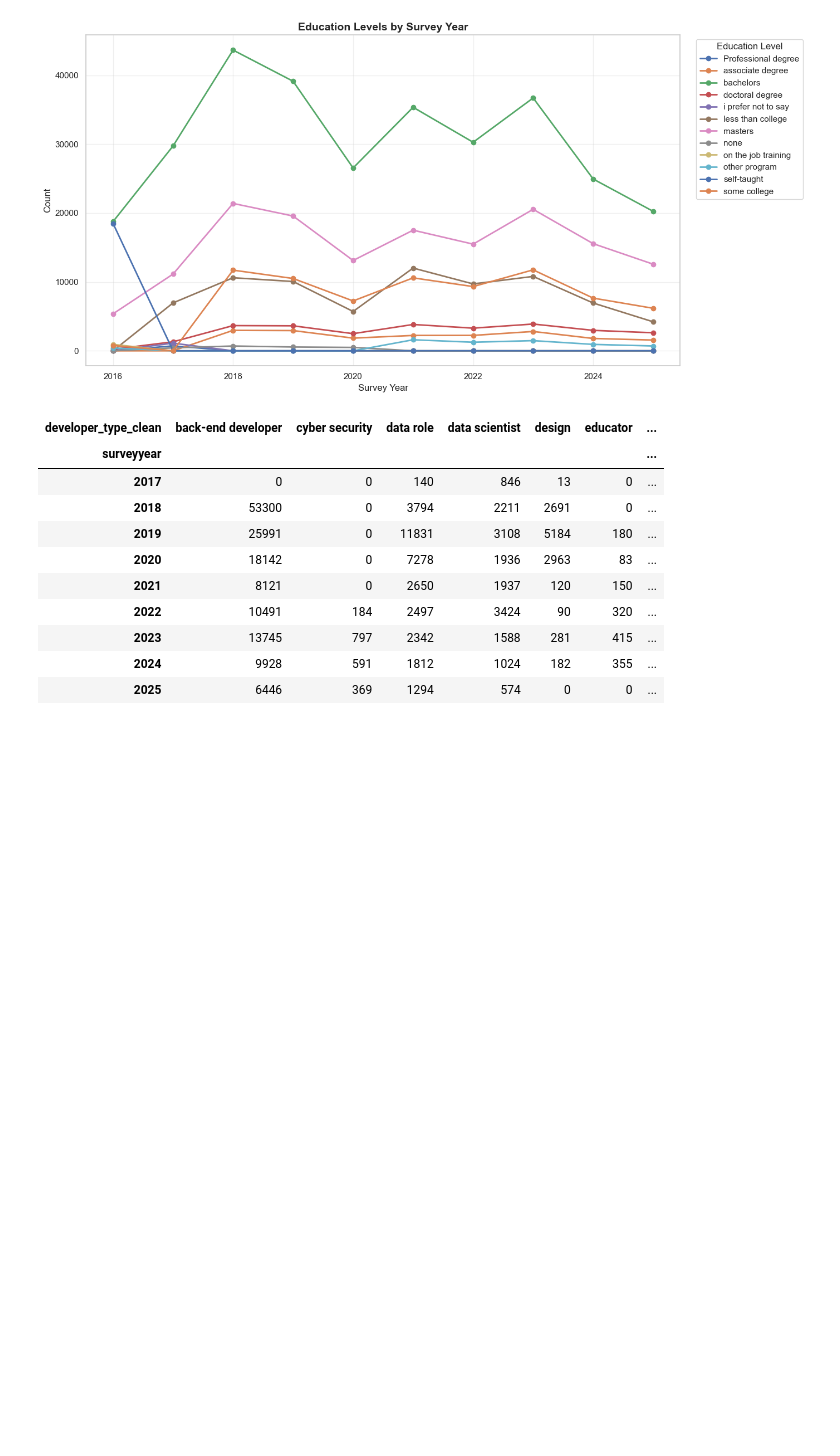
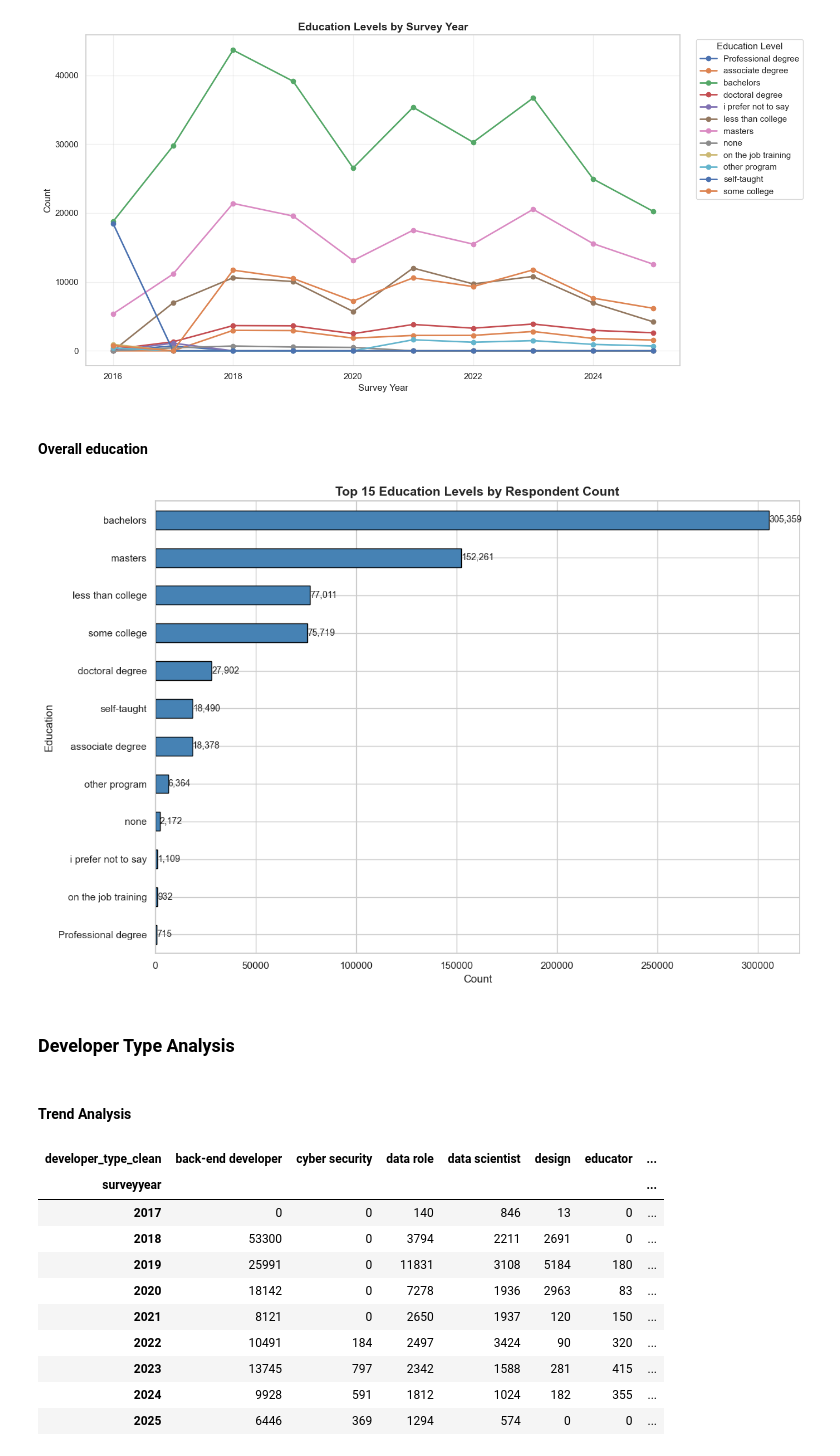
Before and after one commit to chloepar/Slack_Overflow_Survey_Exploration_DSBA6211, a Jupyter notebook: 6211_Final_Project - Data Analysis.ipynb, the cells around one changed output. Saved outputs shown, nothing was run; the diff lists cells and outputs as text; code cells hidden in the pictures; blank space fills up the shorter version.

Commit message:
Update Data Analysis

```diff
--- a/6211_Final_Project - Data Analysis.ipynb
+++ b/6211_Final_Project - Data Analysis.ipynb
@@ -179,6 +211,34 @@ plt.tight_layout()
 plt.show()
 # %% [output]
 [figure]
+# %% [markdown]
+#### Overall education
+# %%
+# Get country counts and select top 15
+education_counts = combined_consolidated_df['education'].value_counts().head(15)
+
+# Create bar chart
+plt.figure(figsize=(12, 8))
+sns.set(style='whitegrid')
+
+ax = education_counts.plot(kind='barh', color='steelblue', edgecolor='black')
+ax.set_xlabel('Count', fontsize=12)
+ax.set_ylabel('Education', fontsize=12)
+ax.set_title('Top 15 Education Levels by Respondent Count', fontsize=14, fontweight='bold')
+ax.invert_yaxis()  # Highest count at the top
+
+# Add value labels on bars
+for i, v in enumerate(education_counts.values):
+    ax.text(v + 100, i, f'{v:,}', va='center', fontsize=10)
+
+plt.tight_layout()
+plt.show()
+# %% [output]
+[figure, added]
+# %% [markdown]
+### Developer Type Analysis
+# %% [markdown]
+#### Trend Analysis
 # %%
 # extract surveyyear and country and make a counts matrix
 cols = ['surveyyear', 'developer_type_clean']
```
Also changed, not shown: parts of 11 cells of this notebook.
